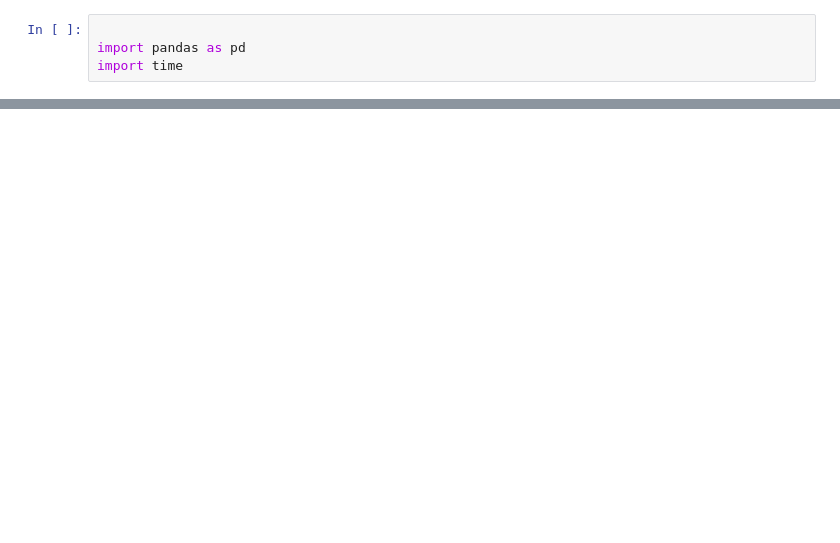
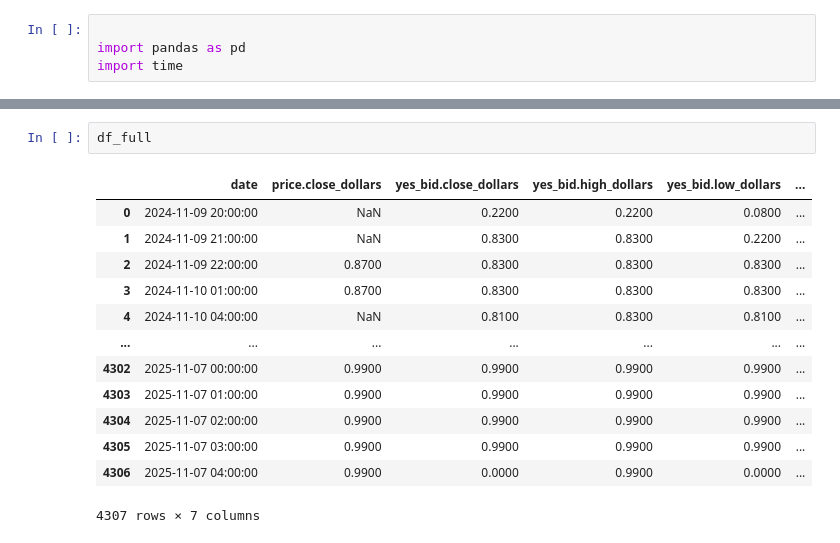
Before and after one commit to rohannunu/RedditKalshiPredictions, a Jupyter notebook: kalshi.ipynb, the cells around one changed output, grey strips where cells are left out. Cells and saved outputs as stored; diff of their text form; blank space fills up the shorter version.

```diff
--- a/kalshi.ipynb
+++ b/kalshi.ipynb
@@ -135,3 +204,19 @@ First 5 days (July):
+# %%
+df_full
+# %% [output]
+|  | date | price.close_dollars | yes_bid.close_dollars | yes_bid.high_dollars | yes_bid.low_dollars | ... |
+| 0 | 2024-11-09 20:00:00 | NaN | 0.2200 | 0.2200 | 0.0800 | ... |
+| 1 | 2024-11-09 21:00:00 | NaN | 0.8300 | 0.8300 | 0.2200 | ... |
+| 2 | 2024-11-09 22:00:00 | 0.8700 | 0.8300 | 0.8300 | 0.8300 | ... |
+| 3 | 2024-11-10 01:00:00 | 0.8700 | 0.8300 | 0.8300 | 0.8300 | ... |
+| 4 | 2024-11-10 04:00:00 | NaN | 0.8100 | 0.8300 | 0.8100 | ... |
+| ... | ... | ... | ... | ... | ... | ... |
+| 4302 | 2025-11-07 00:00:00 | 0.9900 | 0.9900 | 0.9900 | 0.9900 | ... |
+| 4303 | 2025-11-07 01:00:00 | 0.9900 | 0.9900 | 0.9900 | 0.9900 | ... |
+| 4304 | 2025-11-07 02:00:00 | 0.9900 | 0.9900 | 0.9900 | 0.9900 | ... |
+| 4305 | 2025-11-07 03:00:00 | 0.9900 | 0.9900 | 0.9900 | 0.9900 | ... |
+| 4306 | 2025-11-07 04:00:00 | 0.9900 | 0.0000 | 0.9900 | 0.0000 | ... |
+4307 rows × 7 columns
 # %%
 import matplotlib.pyplot as plt
 import numpy as np
```
Also changed, not shown: parts of 13 cells of this notebook, 1 other file.
